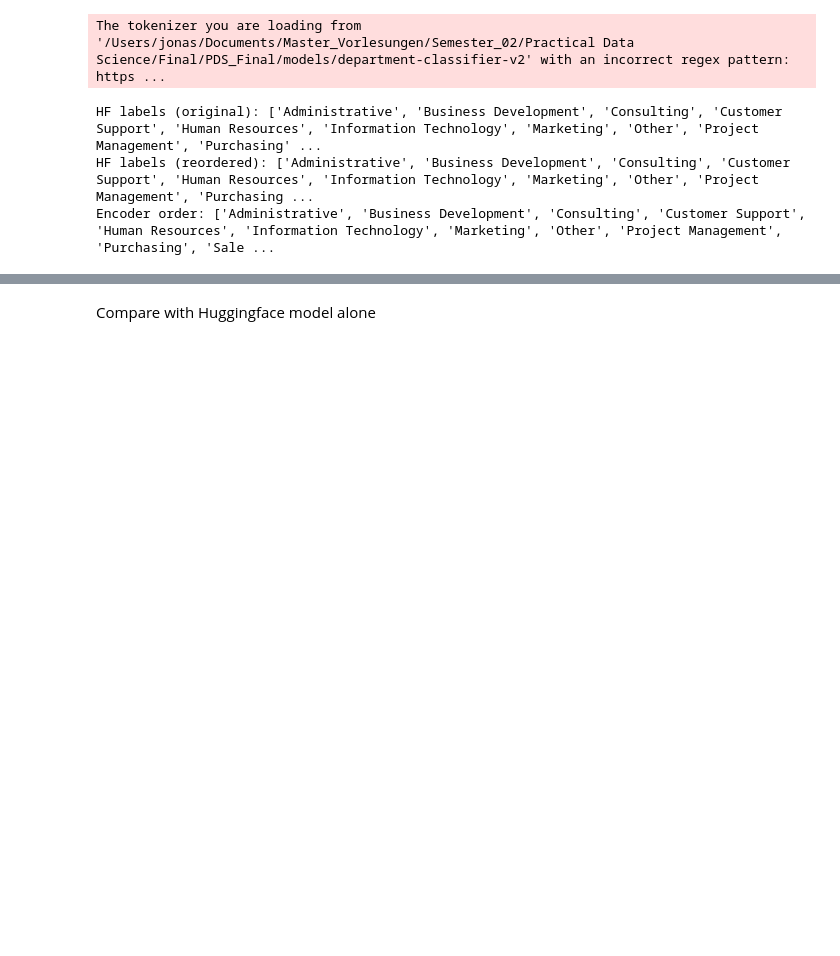
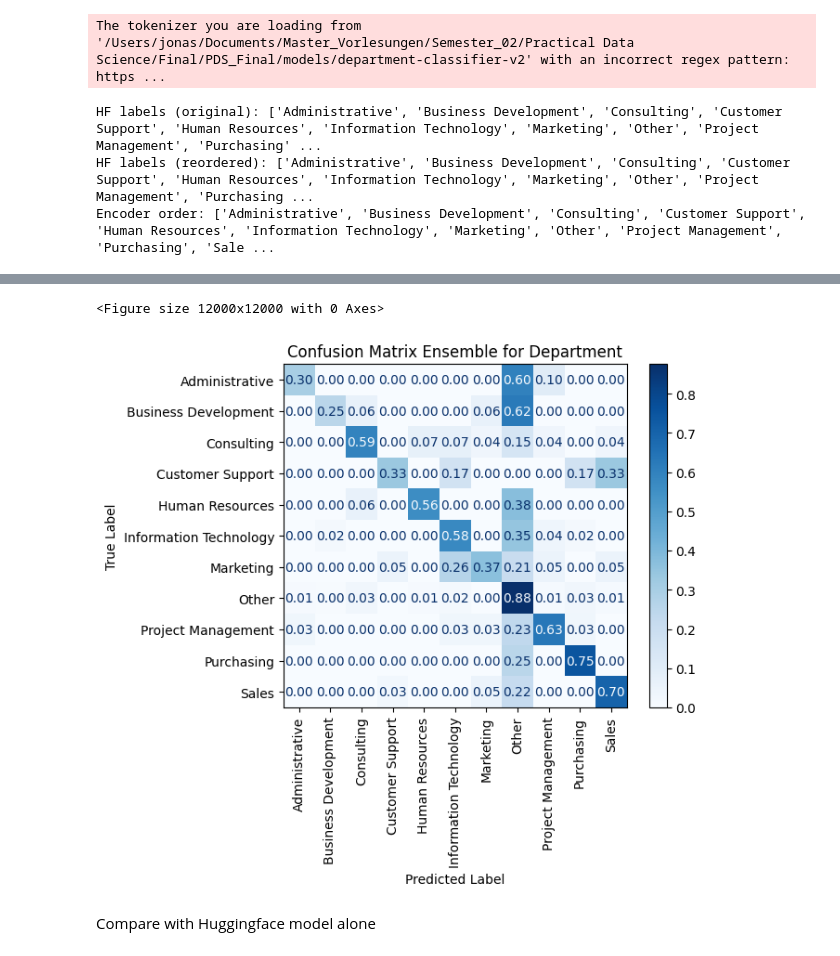
Before and after one commit to JonasEwn/PDS_Final, a Jupyter notebook: ensemble/department.ipynb, the cells around one changed output, grey strips where cells are left out. Drawn from its saved outputs; the diff is of its cells as text; code cells hidden in the pictures; blank space fills up the shorter version.

Commit message:
Plots

```diff
--- a/ensemble/department.ipynb
+++ b/ensemble/department.ipynb
@@ -95,15 +96,16 @@ class Preprocessing_JSON_annotated_Seniority:
 
         print(f"[JSON] Loaded {len(self.df)} samples from {self.path}")
 # %%
-data = Preprocessing_JSON_annotated_Seniority(
-    "/Users/jonas/Documents/Master_Vorlesungen/Semester_02/Practical Data Science/Final/PDS_Final/data/linkedin-cvs-annotated.json",
-)
+data = Preprocessing_JSON_annotated_Seniority("/Users/jonas/Documents/Master_Vorlesungen/Semester_02/Practical Data Science/Final/PDS_Final/data/linkedin-cvs-annotated.json")
 
-X_test = data.X
-y_test_raw = data.y
+X_texts = data.X.squeeze().astype(str).tolist()
+y_true  = data.y.to_numpy(dtype=object)
 
 encoder = joblib.load("/Users/jonas/Documents/Master_Vorlesungen/Semester_02/Practical Data Science/Final/PDS_Final/models/encoder_department.joblib")
-y_test = encoder.transform(y_test_raw.values.reshape(-1,1)).flatten()
+
+class_order = np.array(getattr(encoder, "classes_", None), dtype=object)
+if class_order.size == 0:
+    raise ValueError("Encoder does not provide 'classes_'. Provide class order explicitly.")
 # %% [output]
 [JSON] Loaded 457 samples from /Users/jonas/Documents/Master_Vorlesungen/Semester_02/Practical Data Science/Final/PDS_Final/data/linkedin-cvs-annotated.json
 # %% [markdown]
@@ -208,4 +231,24 @@ SoftVote report:
           weighted avg       0.71      0.72      0.71       457
+# %%
+cm_norm = confusion_matrix(
+    y_true,
+    y_pred_ens,
+    normalize="true"
+)
+
+plt.figure(figsize=(20, 20), dpi=600)
+
+display = ConfusionMatrixDisplay(confusion_matrix=cm_norm, display_labels=encoder.classes_)
+display.plot(cmap="Blues", xticks_rotation=90, values_format=".2f")
+
+plt.title("Confusion Matrix Ensemble for Department")
+plt.xlabel("Predicted Label")
+plt.ylabel("True Label")
+plt.savefig("plots/cm_ensemble_department.png", bbox_inches="tight")
+plt.show()
+# %% [output]
+<Figure size 12000x12000 with 0 Axes>
+[figure, added]
 # %% [markdown]
 Compare with Huggingface model alone
 # %%
```
Also changed, not shown: parts of 3 cells of this notebook, 12 other files.
